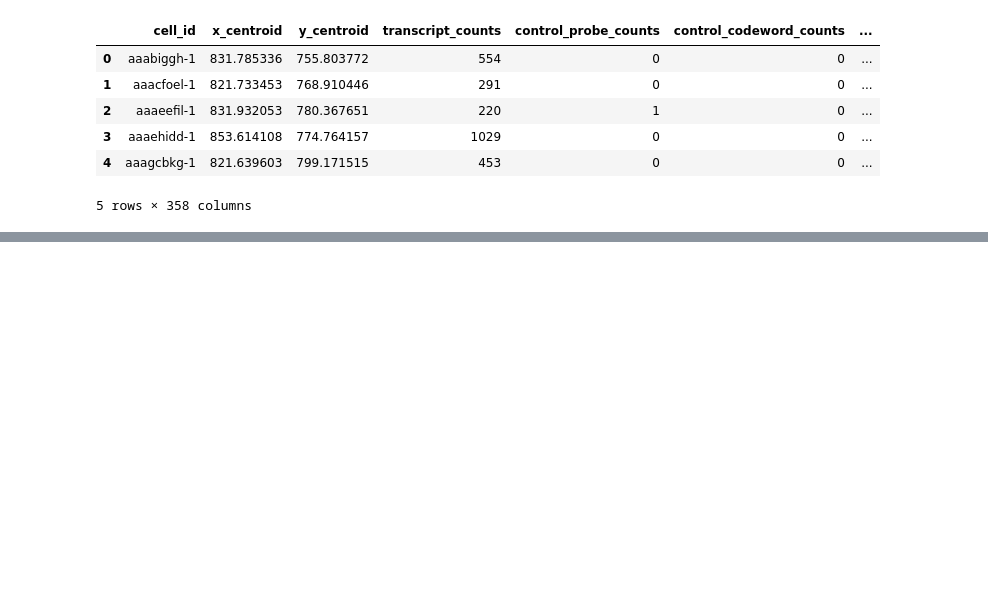
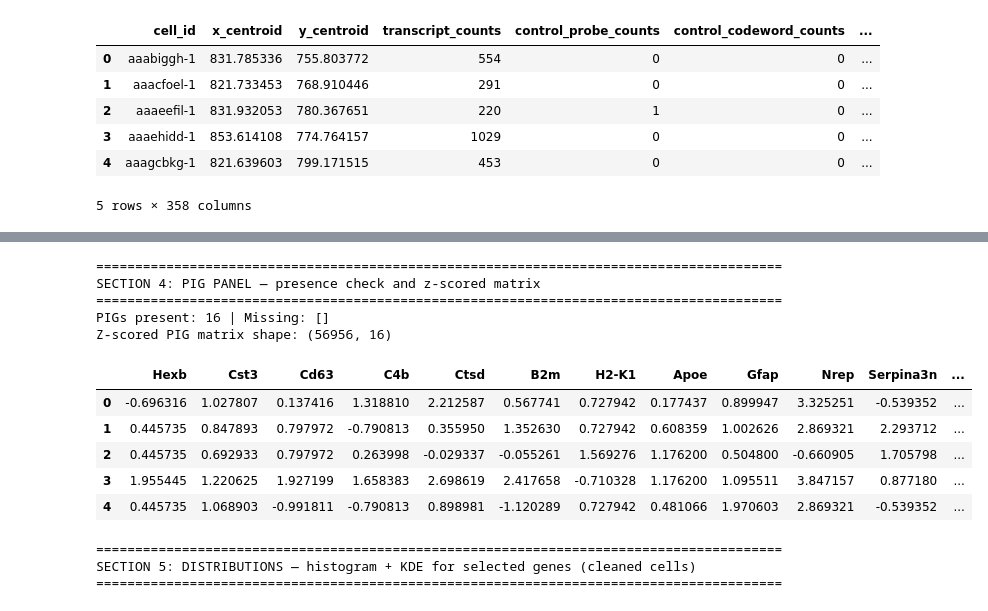
Before and after one commit to epfl-ada/ada-2025-project-adastraperaspera, a Jupyter notebook: results.ipynb, the cells around one changed output, grey strips where cells are left out. Cells and saved outputs as stored; diff of their text form; code cells hidden in the pictures; blank space fills up the shorter version.

```diff
--- a/results.ipynb
+++ b/results.ipynb
@@ -166,0 +282,38 @@ plot_top_spatial_genes(
+# %%
+print("\n" + "="*88)
+print("SECTION 4: PIG PANEL — presence check and z-scored matrix")
+print("="*88)
+
+from src.scripts.preprocessing.partition import compute_pigs_zscores
+
+pigs_z, info = compute_pigs_zscores(df_clean, gene_cols)
+
+print(f"PIGs present: {len(info['present'])} | Missing: {info['missing']}")
+print("Z-scored PIG matrix shape:", pigs_z.shape)
+display(pigs_z.head())
+# %% [output]
+========================================================================================
+SECTION 4: PIG PANEL — presence check and z-scored matrix
+========================================================================================
+PIGs present: 16 | Missing: []
+Z-scored PIG matrix shape: (56956, 16)
+|  | Hexb | Cst3 | Cd63 | C4b | Ctsd | B2m | H2-K1 | Apoe | Gfap | Nrep | Serpina3n | ... |
+| 0 | -0.696316 | 1.027807 | 0.137416 | 1.318810 | 2.212587 | 0.567741 | 0.727942 | 0.177437 | 0.899947 | 3.325251 | -0.539352 | ... |
+| 1 | 0.445735 | 0.847893 | 0.797972 | -0.790813 | 0.355950 | 1.352630 | 0.727942 | 0.608359 | 1.002626 | 2.869321 | 2.293712 | ... |
+| 2 | 0.445735 | 0.692933 | 0.797972 | 0.263998 | -0.029337 | -0.055261 | 1.569276 | 1.176200 | 0.504800 | -0.660905 | 1.705798 | ... |
+| 3 | 1.955445 | 1.220625 | 1.927199 | 1.658383 | 2.698619 | 2.417658 | -0.710328 | 1.176200 | 1.095511 | 3.847157 | 0.877180 | ... |
+| 4 | 0.445735 | 1.068903 | -0.991811 | -0.790813 | 0.898981 | -1.120289 | 0.727942 | 0.481066 | 1.970603 | 2.869321 | -0.539352 | ... |
+# %%
+print("\n" + "="*88)
+print("SECTION 5: DISTRIBUTIONS — histogram + KDE for selected genes (cleaned cells)")
+print("="*88)
+from src.scripts.preprocessing.partition import plot_gene_distributions
+
+plot_gene_distributions(
+    df_clean,
+    genes=info["present"],   # list of genes you got from compute_pigs_zscores
+)
+# %% [output]
+========================================================================================
+SECTION 5: DISTRIBUTIONS — histogram + KDE for selected genes (cleaned cells)
+========================================================================================
```
Also changed, not shown: parts of 11 cells of this notebook, 5 other files.
